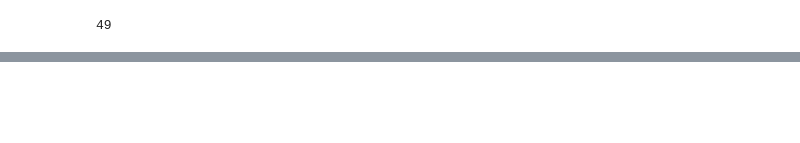
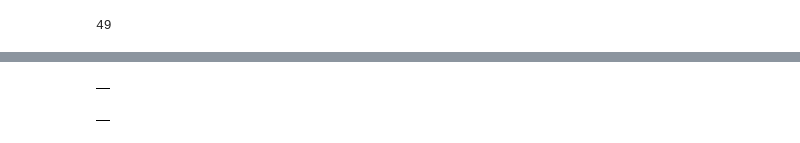
Before and after one commit to smvinodkumar910/market-mirror, a Jupyter notebook: backend/03_processing_data_01.ipynb, the cells around one changed output, grey strips where cells are left out. Drawn from its saved outputs; the diff is of its cells as text; code cells hidden in the pictures; blank space fills up the shorter version.

Commit message:
review completed

```diff
--- a/backend/03_processing_data_01.ipynb
+++ b/backend/03_processing_data_01.ipynb
@@ -230,20 +215,24 @@ Neutral      5158
 Name: count, dtype: Int64
 # %%
 %%bigquery
-# create or replace table `market-mirror-dev.APP_MARKET_SILVER.T_APP_REVIEWS_SENTIMENTS`
-# AS
-# select id, app_name, review_text,
-# AI.GENERATE(prompt=>concat('check the sentiment of the user review for the app and give me answer in just one word on whether the review is [Positive   Negative or Neutral app_name: ', app_name, '\r\n review_text : ', review_text ),
-# connection_id => 'us.vertex-remote-models',
-# endpoint => 'gemini-2.5-flash'
-# ).result
-#  from `market-mirror-dev.APP_MARKET_SILVER.T_APP_REVIEWS_CLEANED`
-# where sentiment is null --and id in (27394, 27294, 41092)
-# ;
-
-
-update `market-mirror-dev.APP_MARKET_SILVER.T_APP_REVIEWS_CLEANED` tgt
-set tgt.sentiment = src.result
-from `market-mirror-dev.APP_MARKET_SILVER.T_APP_REVIEWS_SENTIMENTS` src
-where tgt.id = src.id
-and tgt.sentiment is null;
+create or replace table `market-mirror-dev.APP_MARKET_SILVER.T_APP_REVIEWS_SENTIMENTS`
+AS
+select id, app_name, review_text,
+AI.GENERATE(prompt=>concat('check the sentiment of the user review for the app and give me answer in just one word on whether the review is [Positive   Negative or Neutral app_name: ', app_name, '\r\n review_text : ', review_text ),
+connection_id => 'us.vertex-remote-models',
+endpoint => 'gemini-2.5-flash'
+).result
+ from `market-mirror-dev.APP_MARKET_SILVER.T_APP_REVIEWS_CLEANED`
+where sentiment is null --and id in (27394, 27294, 41092)
+;
+# %% [output]
+|  |
+# %%
+%%bigquery
+update `market-mirror-dev.APP_MARKET_SILVER.T_APP_REVIEWS_CLEANED` tgt
+set tgt.sentiment = src.result
+from `market-mirror-dev.APP_MARKET_SILVER.T_APP_REVIEWS_SENTIMENTS` src
+where tgt.id = src.id
+and tgt.sentiment is null;
+# %% [output]
+|  |
```
Also changed, not shown: parts of 23 cells of this notebook, 2 other files.
